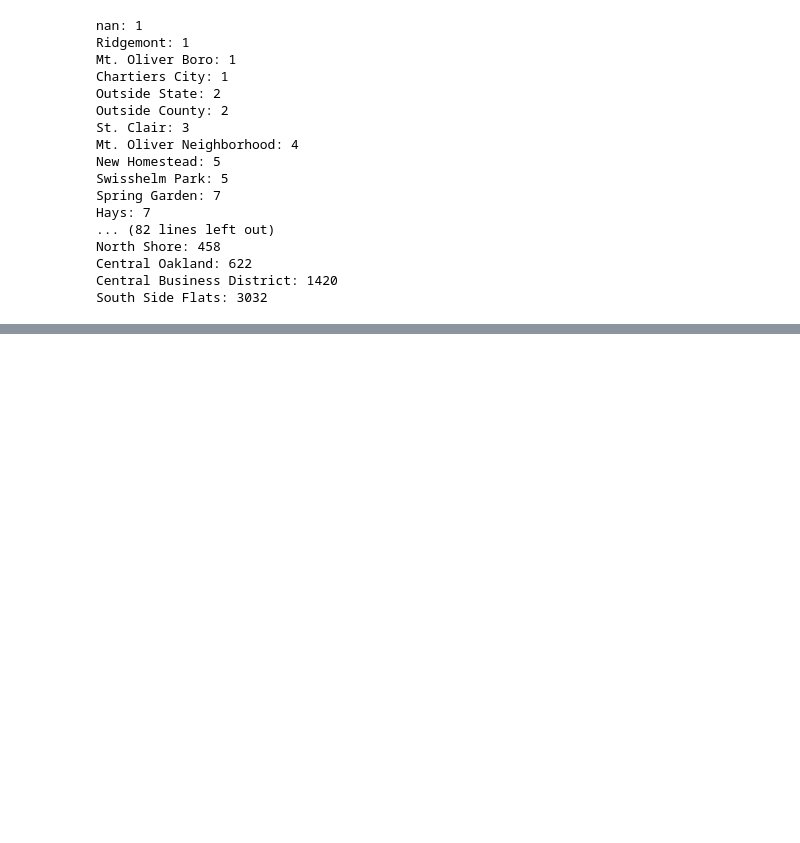
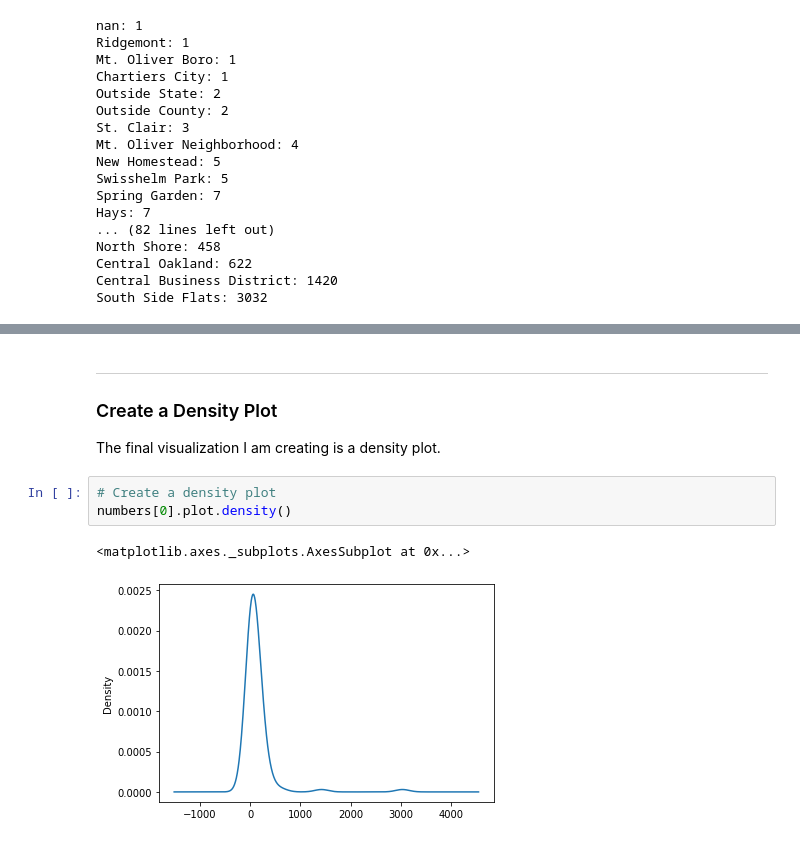
Before and after one commit to ZacharyJSchultz/Crime-Ridden-Pittsburgh-Neighborhoods, a Jupyter notebook: RenhansFinalProjectData/Non-Traffic-Citations.ipynb, the cells around one changed output, grey strips where cells are left out. Drawn from its saved outputs; the diff is of its cells as text; blank space fills up the shorter version.

```diff
--- a/RenhansFinalProjectData/Non-Traffic-Citations.ipynb
+++ b/RenhansFinalProjectData/Non-Traffic-Citations.ipynb
@@ -97,0 +138,10 @@ South Side Flats: 3032
+# %% [markdown]
+----
+### Create a Density Plot
+The final visualization I am creating is a density plot.
+# %%
+# Create a density plot
+numbers[0].plot.density()
+# %% [output]
+<matplotlib.axes._subplots.AxesSubplot at 0x...>
+[figure, added]
```
Also changed, not shown: parts of 13 cells of this notebook, 1 other file.
